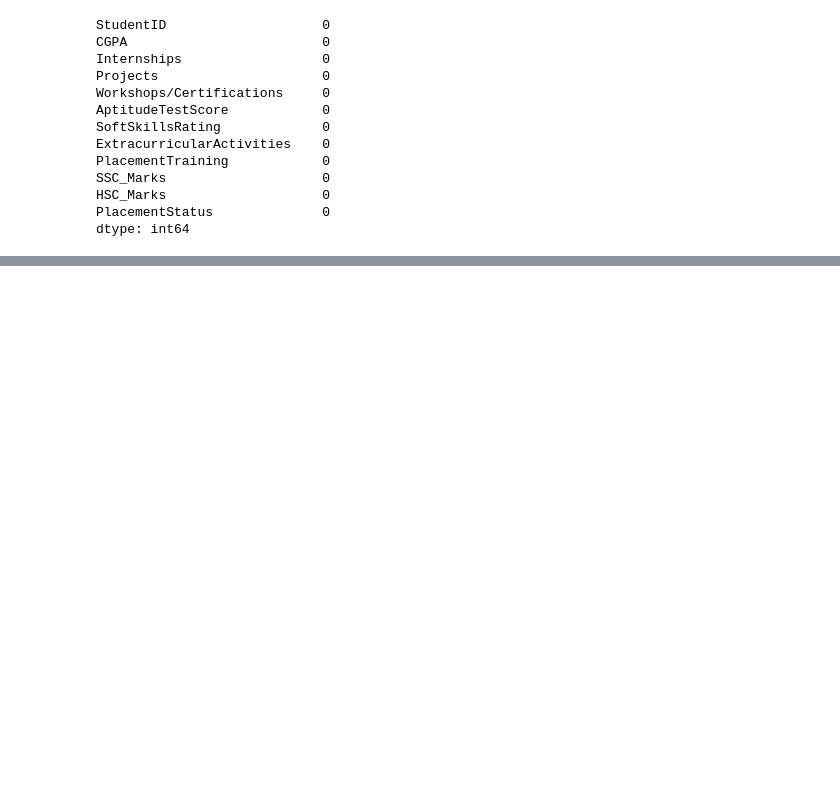
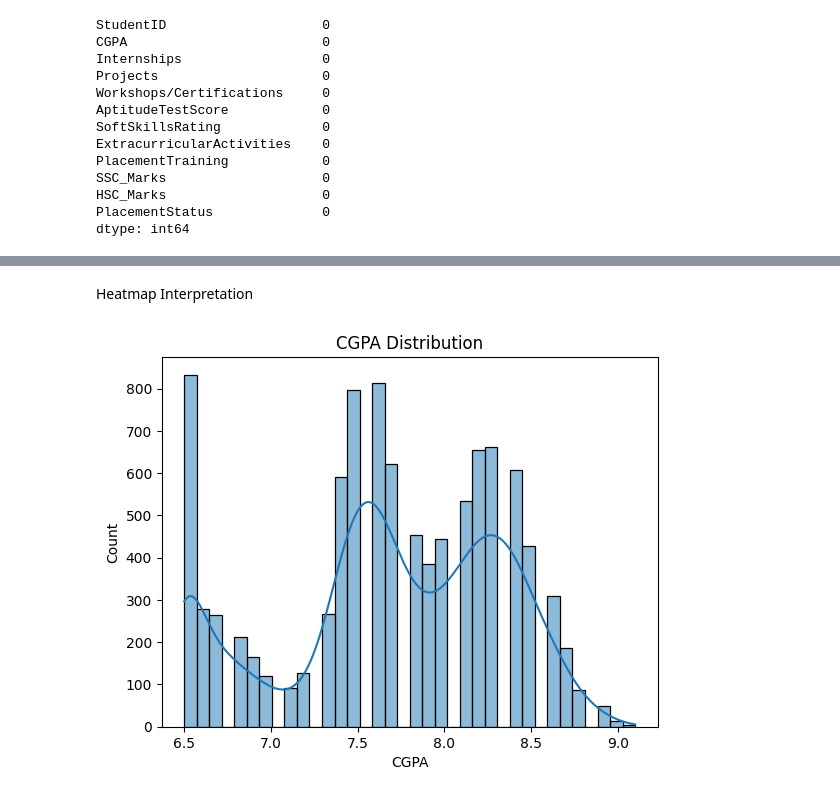
Before and after one commit to ShreyaMahanty/placement-prediction-system, a Jupyter notebook: notebooks/eda.ipynb, the cells around one changed output, grey strips where cells are left out. Cells and saved outputs as stored; diff of their text form; code cells hidden in the pictures; blank space fills up the shorter version.

```diff
--- a/notebooks/eda.ipynb
+++ b/notebooks/eda.ipynb
@@ -53,0 +114,10 @@ dtype: int64
+# %% [markdown]
+Heatmap Interpretation
+# %%
+sns.histplot(df['CGPA'], kde=True)
+
+plt.title("CGPA Distribution")
+
+plt.show()
+# %% [output]
+[figure, added]
```
Also changed, not shown: parts of 14 cells of this notebook, 4 other files.
